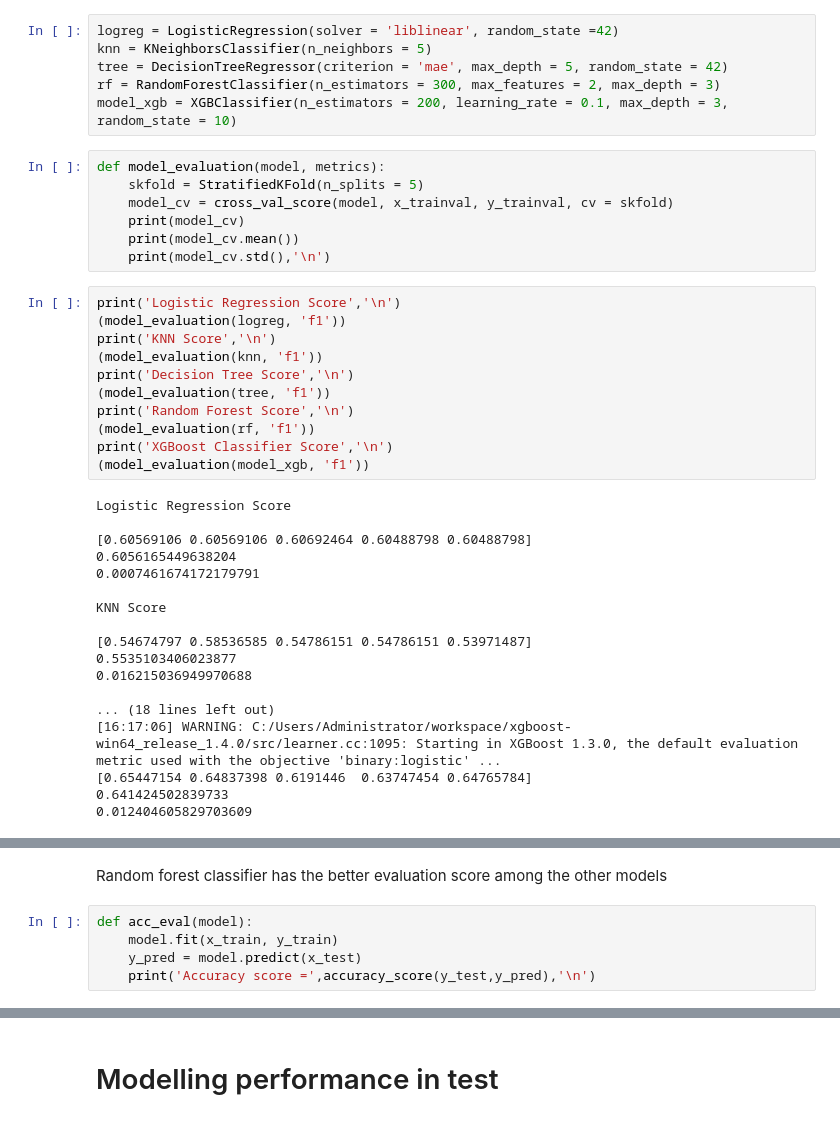
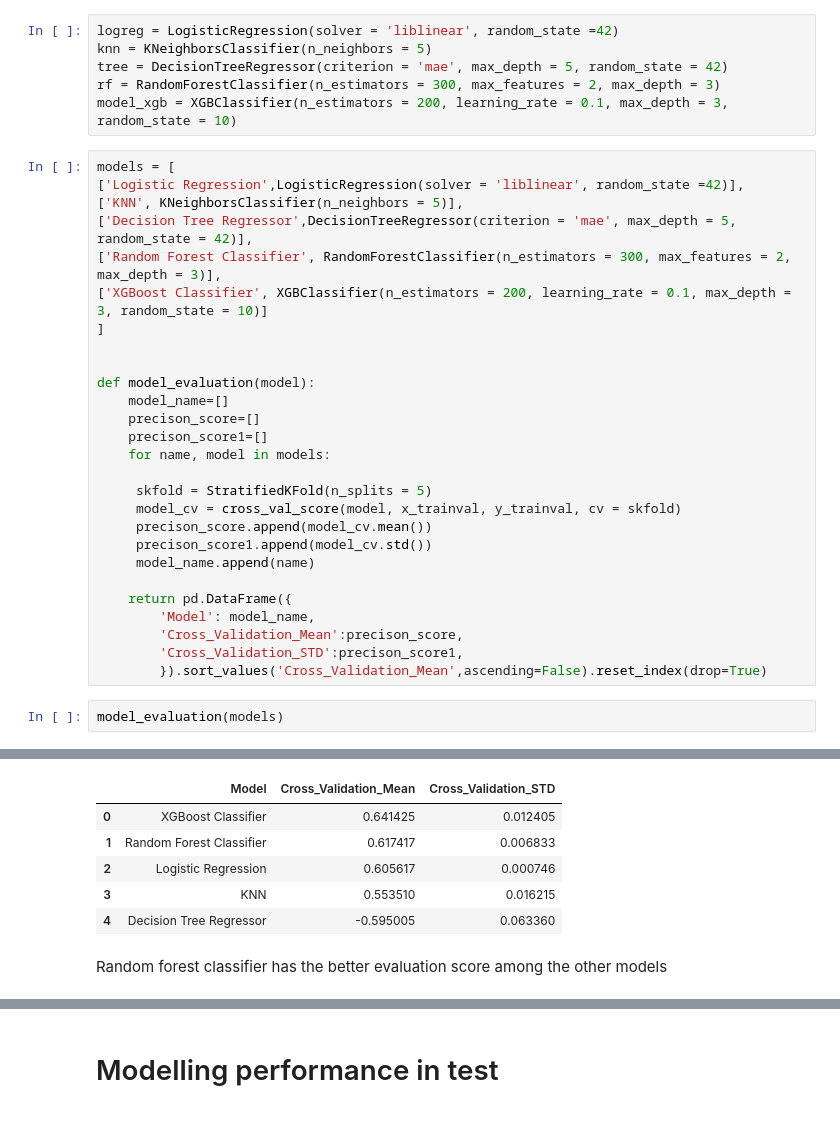
Before and after one commit to abiyadi0908/abiyadi09, a Jupyter notebook: Water Quality Exercise.ipynb, the cells around one changed output, grey strips where cells are left out. Cells and saved outputs as stored; diff of their text form.

```diff
--- a/Water Quality Exercise.ipynb
+++ b/Water Quality Exercise.ipynb
@@ -210,39 +210,33 @@ knn = KNeighborsClassifier(n_neighbors = 5)
 tree = DecisionTreeRegressor(criterion = 'mae', max_depth = 5, random_state = 42)
 rf = RandomForestClassifier(n_estimators = 300, max_features = 2, max_depth = 3)
 model_xgb = XGBClassifier(n_estimators = 200, learning_rate = 0.1, max_depth = 3, random_state = 10)
-# %%
-def model_evaluation(model, metrics):
-    skfold = StratifiedKFold(n_splits = 5)
-    model_cv = cross_val_score(model, x_trainval, y_trainval, cv = skfold)
-    print(model_cv)
-    print(model_cv.mean())
-    print(model_cv.std(),'\n')
-# %%
-print('Logistic Regression Score','\n')
-(model_evaluation(logreg, 'f1'))
-print('KNN Score','\n')
-(model_evaluation(knn, 'f1'))
-print('Decision Tree Score','\n')
-(model_evaluation(tree, 'f1'))
-print('Random Forest Score','\n')
-(model_evaluation(rf, 'f1'))
-print('XGBoost Classifier Score','\n')
-(model_evaluation(model_xgb, 'f1'))
-# %% [output]
-Logistic Regression Score
-
-[0.60569106 0.60569106 0.60692464 0.60488798 0.60488798]
-0.6056165449638204
-0.0007461674172179791
-
-KNN Score
-
-[0.54674797 0.58536585 0.54786151 0.54786151 0.53971487]
-0.5535103406023877
-0.016215036949970688
-
-... (18 lines left out)
-[16:17:06] WARNING: C:/Users/Administrator/workspace/xgboost-win64_release_1.4.0/src/learner.cc:1095: Starting in XGBoost 1.3.0, the default evaluation metric used with the objective 'binary:logistic' ...
-[0.65447154 0.64837398 0.6191446  0.63747454 0.64765784]
-0.641424502839733
-0.012404605829703609
+# %%
+models = [
+['Logistic Regression',LogisticRegression(solver = 'liblinear', random_state =42)],
+['KNN', KNeighborsClassifier(n_neighbors = 5)],
+['Decision Tree Regressor',DecisionTreeRegressor(criterion = 'mae', max_depth = 5, random_state = 42)],
+['Random Forest Classifier', RandomForestClassifier(n_estimators = 300, max_features = 2, max_depth = 3)],
+['XGBoost Classifier', XGBClassifier(n_estimators = 200, learning_rate = 0.1, max_depth = 3, random_state = 10)]
+]
+
+
+def model_evaluation(model):
+    model_name=[]
+    precison_score=[]
+    precison_score1=[]
+    for name, model in models:
+
+     skfold = StratifiedKFold(n_splits = 5)
+     model_cv = cross_val_score(model, x_trainval, y_trainval, cv = skfold)
+     precison_score.append(model_cv.mean())
+     precison_score1.append(model_cv.std())
+     model_name.append(name)
+
+    return pd.DataFrame({
+        'Model': model_name,
+        'Cross_Validation_Mean':precison_score,
+        'Cross_Validation_STD':precison_score1,
+        }).sort_values('Cross_Validation_Mean',ascending=False).reset_index(drop=True)
+# %%
+model_evaluation(models)
+# %% [output]
@@ -249,7 +248,8 @@ KNN Score
+|  | Model | Cross_Validation_Mean | Cross_Validation_STD |
+| 0 | XGBoost Classifier | 0.641425 | 0.012405 |
+| 1 | Random Forest Classifier | 0.617417 | 0.006833 |
+| 2 | Logistic Regression | 0.605617 | 0.000746 |
+| 3 | KNN | 0.553510 | 0.016215 |
+| 4 | Decision Tree Regressor | -0.595005 | 0.063360 |
 # %% [markdown]
 Random forest classifier has the better evaluation score among the other models
-# %%
-def acc_eval(model):
-    model.fit(x_train, y_train)
-    y_pred = model.predict(x_test)
-    print('Accuracy score =',accuracy_score(y_test,y_pred),'\n')
```
Also changed, not shown: parts of 22 cells of this notebook.
